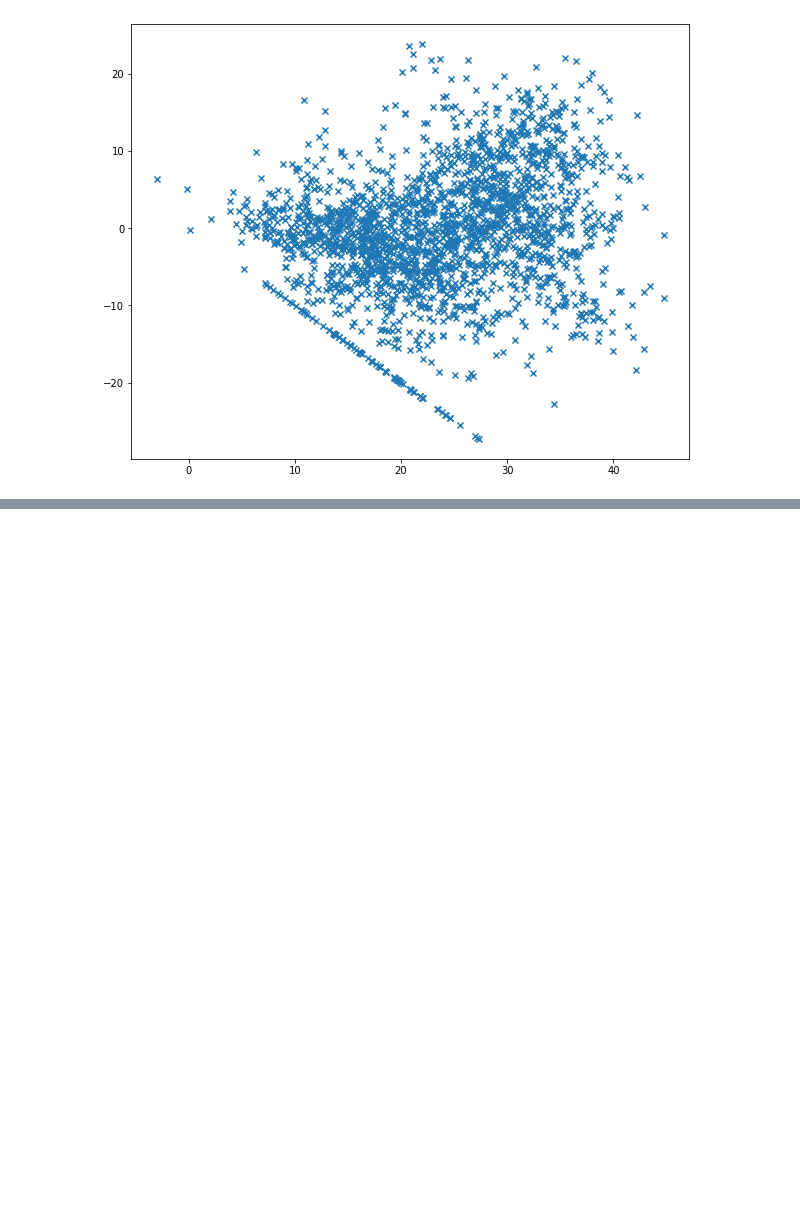
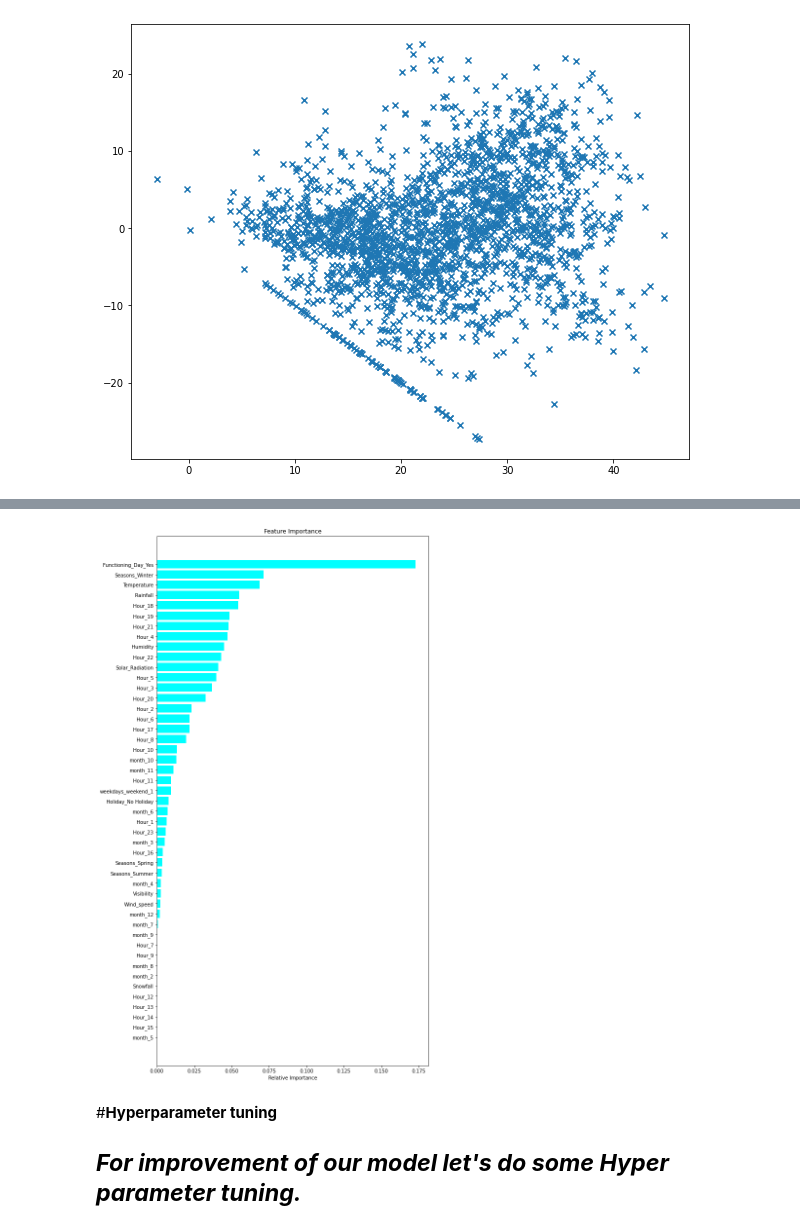
Before and after one commit to AnkitWalde/Bike-Sharing-Demand-Prediction, a Jupyter notebook: Bike_Sharing_Demand_Prediction_Capstone_Project_ipynb_Capstone_Project.ipynb, the cells around one changed output, grey strips where cells are left out. Saved outputs shown, nothing was run; the diff lists cells and outputs as text; code cells hidden in the pictures; blank space fills up the shorter version.

```diff
--- a/Bike_Sharing_Demand_Prediction_Capstone_Project_ipynb_Capstone_Project.ipynb
+++ b/Bike_Sharing_Demand_Prediction_Capstone_Project_ipynb_Capstone_Project.ipynb
@@ -1069,0 +1305,12 @@ plt.scatter((y_pred_test_en),(y_test)-(y_pred_test_en),marker='x')
+# %%
+# Using Pandas get Dummies for Encoding categorical features
+df1 = pd.get_dummies(df,drop_first=True,sparse=False)
+X = df1.drop(columns=['Rented_Bike_Count'], axis=1)
+y = np.sqrt(df1['Rented_Bike_Count'])
+X_train, X_test, y_train, y_test = train_test_split(X,y, test_size=0.25, random_state=0)
+# %%
+# Initializing the model
+xgb_r = xgb.XGBRegressor()
+# %%
+#Fitting the model
+xgb_r.fit(X_train, y_train)
@@ -1069,0 +1416,18 @@ plt.scatter((y_pred_test_en),(y_test)-(y_pred_test_en),marker='x')
+# %%
+features = X_train.columns
+importances = xgb_r.feature_importances_
+indices = np.argsort(importances)
+# %%
+#Plotting figure
+plt.figure(figsize=(10,20))
+plt.title('Feature Importance')
+plt.barh(range(len(indices)), importances[indices], color='aqua', align='center')
+plt.yticks(range(len(indices)), [features[i] for i in indices])
+plt.xlabel('Relative Importance')
+
+plt.show()
+# %% [output]
+[figure, added]
+# %% [markdown]
+#**Hyperparameter tuning**
+## ***For improvement of our model let's do some Hyper parameter tuning.***
```
Also changed, not shown: parts of 58 cells of this notebook.
